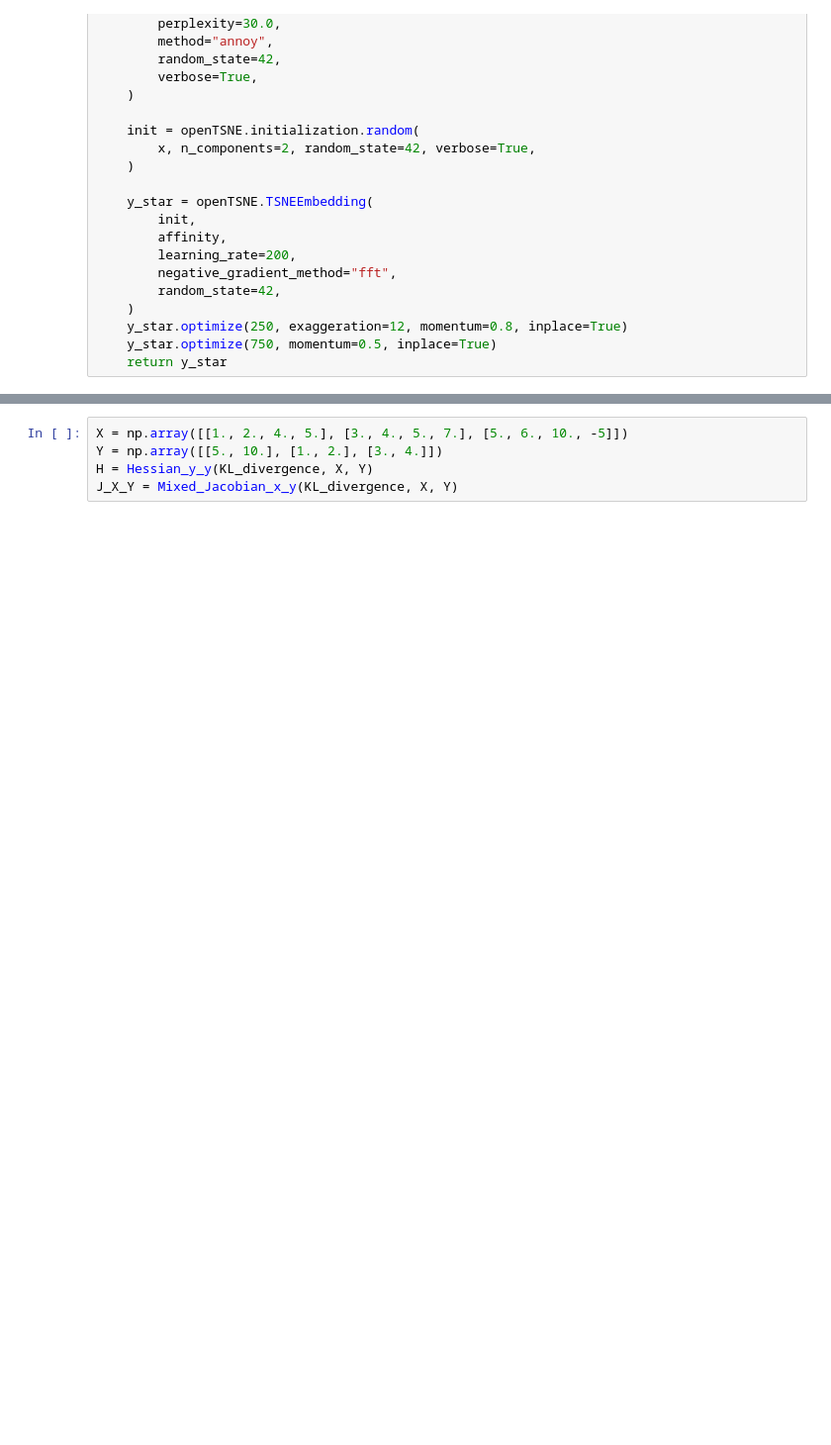
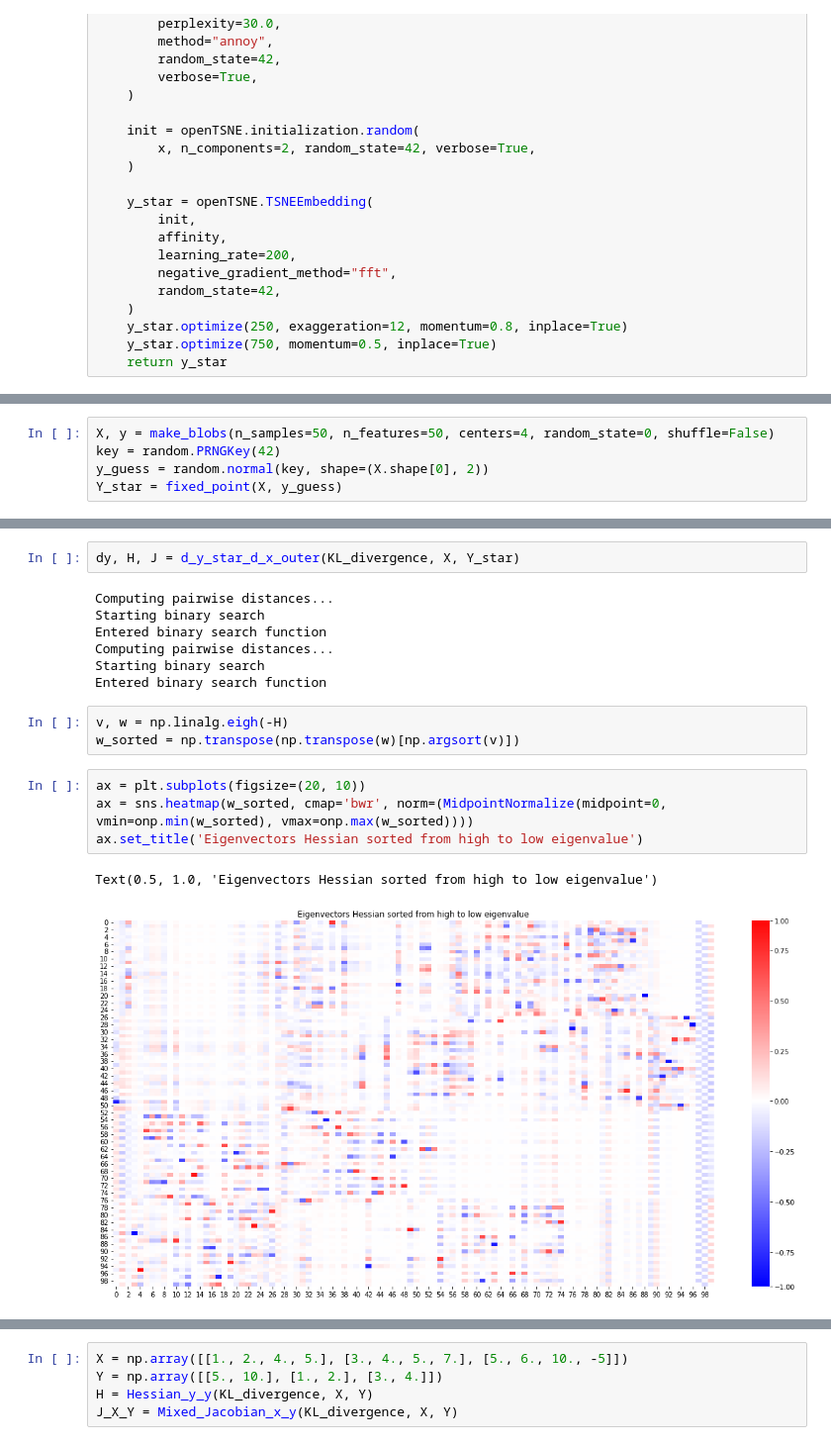
Before and after one commit to Integrative-Transcriptomics/tsne, a Jupyter notebook: IfdTsne.ipynb, the cells around one changed output, grey strips where cells are left out. Shown at 99% size. Drawn from its saved outputs; the diff is of its cells as text; blank space fills up the shorter version.

```diff
--- a/IfdTsne.ipynb
+++ b/IfdTsne.ipynb
@@ -439,0 +135,5 @@ ax.set_xticks(np.arange(0, X.shape[0]*X.shape[1], X.shape[1]), labels=[str(i) fo
+# %%
+X, y = make_blobs(n_samples=50, n_features=50, centers=4, random_state=0, shuffle=False)
+key = random.PRNGKey(42)
+y_guess = random.normal(key, shape=(X.shape[0], 2))
+Y_star = fixed_point(X, y_guess)
@@ -439,0 +145,19 @@ ax.set_xticks(np.arange(0, X.shape[0]*X.shape[1], X.shape[1]), labels=[str(i) fo
+# %%
+dy, H, J = d_y_star_d_x_outer(KL_divergence, X, Y_star)
+# %% [output]
+Computing pairwise distances...
+Starting binary search
+Entered binary search function
+Computing pairwise distances...
+Starting binary search
+Entered binary search function
+# %%
+v, w = np.linalg.eigh(-H)
+w_sorted = np.transpose(np.transpose(w)[np.argsort(v)])
+# %%
+ax = plt.subplots(figsize=(20, 10))
+ax = sns.heatmap(w_sorted, cmap='bwr', norm=(MidpointNormalize(midpoint=0, vmin=onp.min(w_sorted), vmax=onp.max(w_sorted))))
+ax.set_title('Eigenvectors Hessian sorted from high to low eigenvalue')
+# %% [output]
+Text(0.5, 1.0, 'Eigenvectors Hessian sorted from high to low eigenvalue')
+[figure, added]
```
Also changed, not shown: parts of 11 cells of this notebook, 26 other files.
